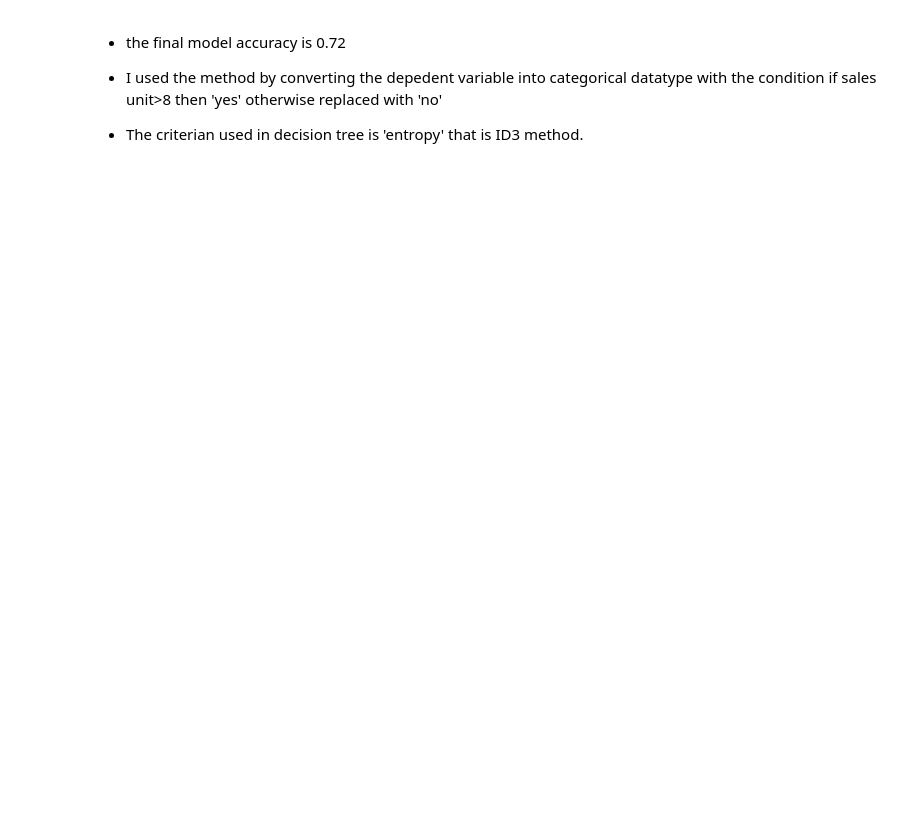
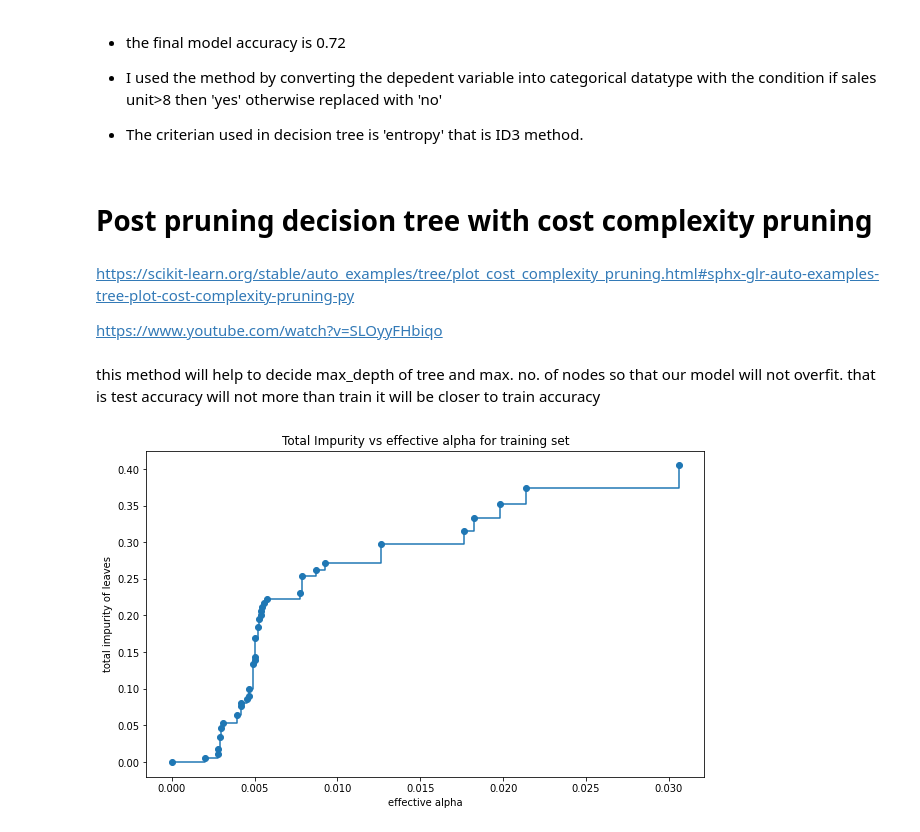
Before and after one commit to ShrikantUppin/Decision-Tree, a Jupyter notebook: company_data.ipynb, the cells around one changed output. Cells and saved outputs as stored; diff of their text form; code cells hidden in the pictures; blank space fills up the shorter version.

Commit message:
Added RFE method, tree pruning

```diff
--- a/company_data.ipynb
+++ b/company_data.ipynb
@@ -549,3 +534,33 @@ plt.show()
 
 
  * The criterian used in decision tree is 'entropy' that is ID3 method.
+# %% [markdown]
+# Post pruning decision tree with cost complexity pruning
+# %% [markdown]
+https://scikit-learn.org/stable/auto_examples/tree/plot_cost_complexity_pruning.html#sphx-glr-auto-examples-tree-plot-cost-complexity-pruning-py
+
+
+https://www.youtube.com/watch?v=SLOyyFHbiqo
+# %% [markdown]
+this method will help to decide max_depth of tree and max. no. of nodes so that our model will not overfit. that is test accuracy will not more than train it will be closer to train accuracy
+# %%
+# rebuilding model to determine ccp_alphas, impurities. here ccp_alphas will helful to determine
+#...max_depth of the tree & impurities will helful to determine no.of nodes in the tree
+
+from sklearn.tree import DecisionTreeClassifier
+
+clf = DecisionTreeClassifier(random_state=10)
+path = clf.cost_complexity_pruning_path(x_train, y_train)
+ccp_alphas, impurities = path.ccp_alphas, path.impurities
+# %%
+# In the following plot, the maximum effective alpha value is removed,
+#......because it is the trivial tree with only one node. i.e. excluding last element from list
+
+fig = plt.figure(figsize = (10,6))
+plt.plot(ccp_alphas[:-1], impurities[:-1], marker='o', drawstyle="steps-post")
+plt.xlabel("effective alpha")
+plt.ylabel("total impurity of leaves")
+plt.title("Total Impurity vs effective alpha for training set")
+plt.show()
+# %% [output]
+[figure, added]
```
Also changed, not shown: parts of 54 cells of this notebook.
